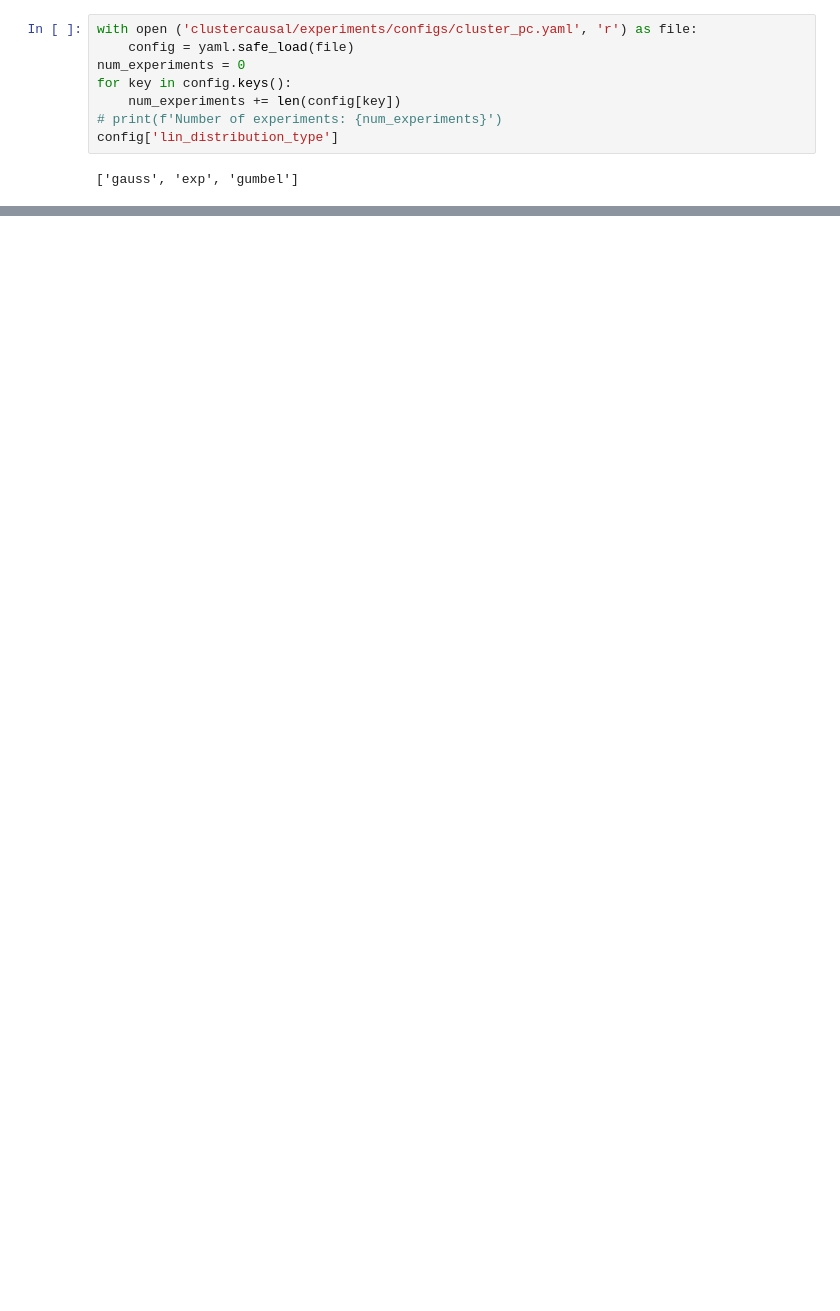
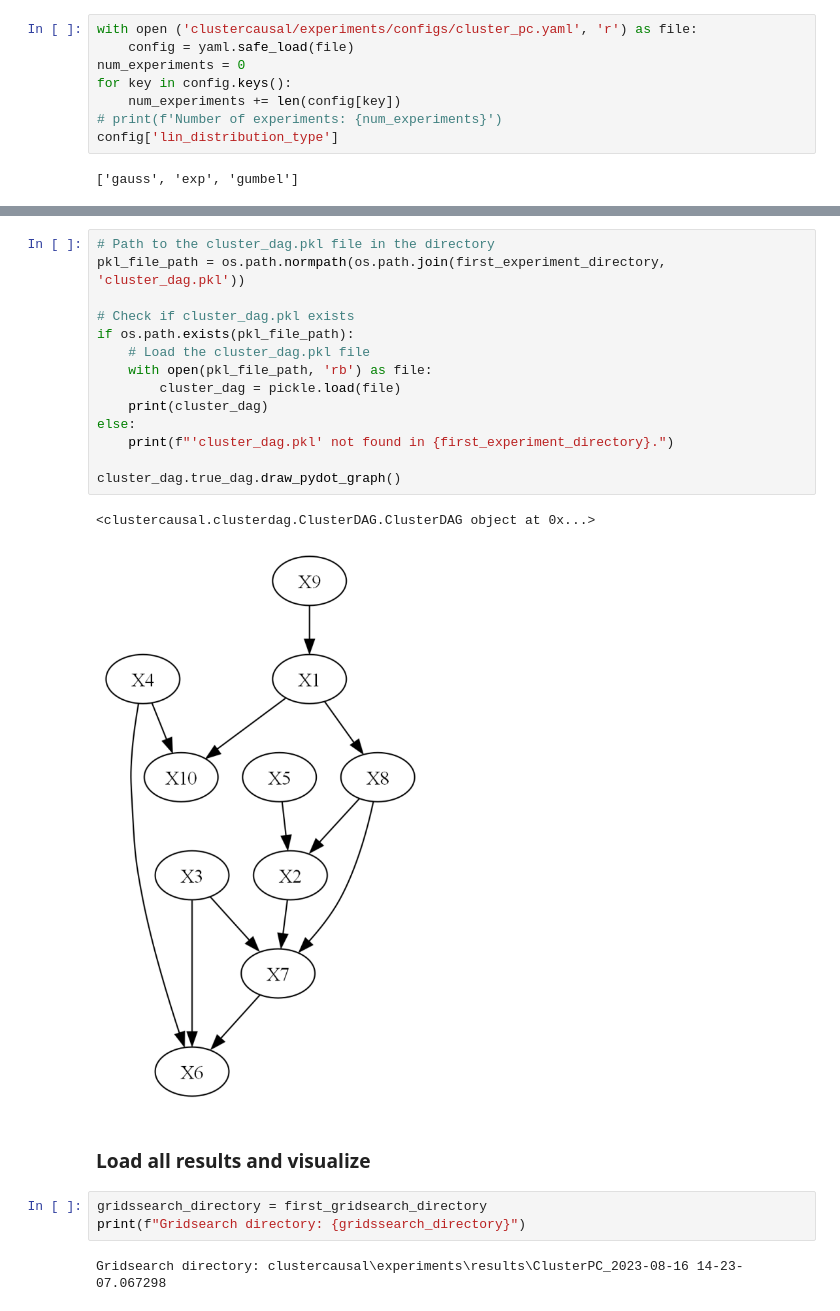
Before and after one commit to JanMarcoRuizdeVargas/clustercausal, a Jupyter notebook: Gridsearch_cluster_PC.ipynb, the cells around one changed output, grey strips where cells are left out. Cells and saved outputs as stored; diff of their text form; blank space fills up the shorter version.

```diff
--- a/Gridsearch_cluster_PC.ipynb
+++ b/Gridsearch_cluster_PC.ipynb
@@ -157,0 +175,24 @@ import datetime
+# %%
+# Path to the cluster_dag.pkl file in the directory
+pkl_file_path = os.path.normpath(os.path.join(first_experiment_directory, 'cluster_dag.pkl'))
+
+# Check if cluster_dag.pkl exists
+if os.path.exists(pkl_file_path):
+    # Load the cluster_dag.pkl file
+    with open(pkl_file_path, 'rb') as file:
+        cluster_dag = pickle.load(file)
+    print(cluster_dag)
+else:
+    print(f"'cluster_dag.pkl' not found in {first_experiment_directory}.")
+
+cluster_dag.true_dag.draw_pydot_graph()
+# %% [output]
+<clustercausal.clusterdag.ClusterDAG.ClusterDAG object at 0x...>
+[figure, added]
+# %% [markdown]
+### Load all results and visualize
+# %%
+gridssearch_directory = first_gridsearch_directory
+print(f"Gridsearch directory: {gridssearch_directory}")
+# %% [output]
+Gridsearch directory: clustercausal\experiments\results\ClusterPC_2023-08-16 14-23-07.067298
```
Also changed, not shown: parts of 11 cells of this notebook, 4 other files.
